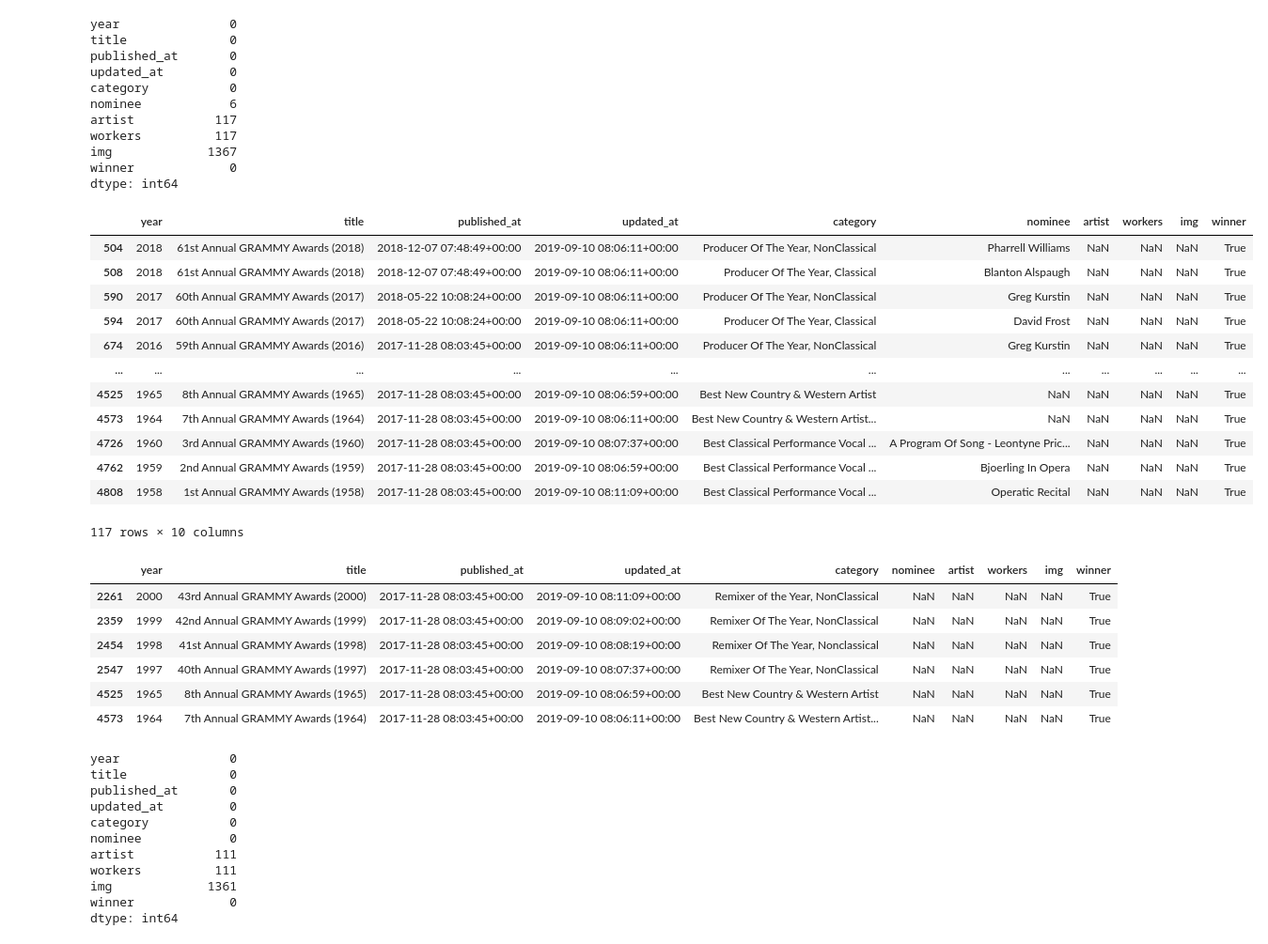
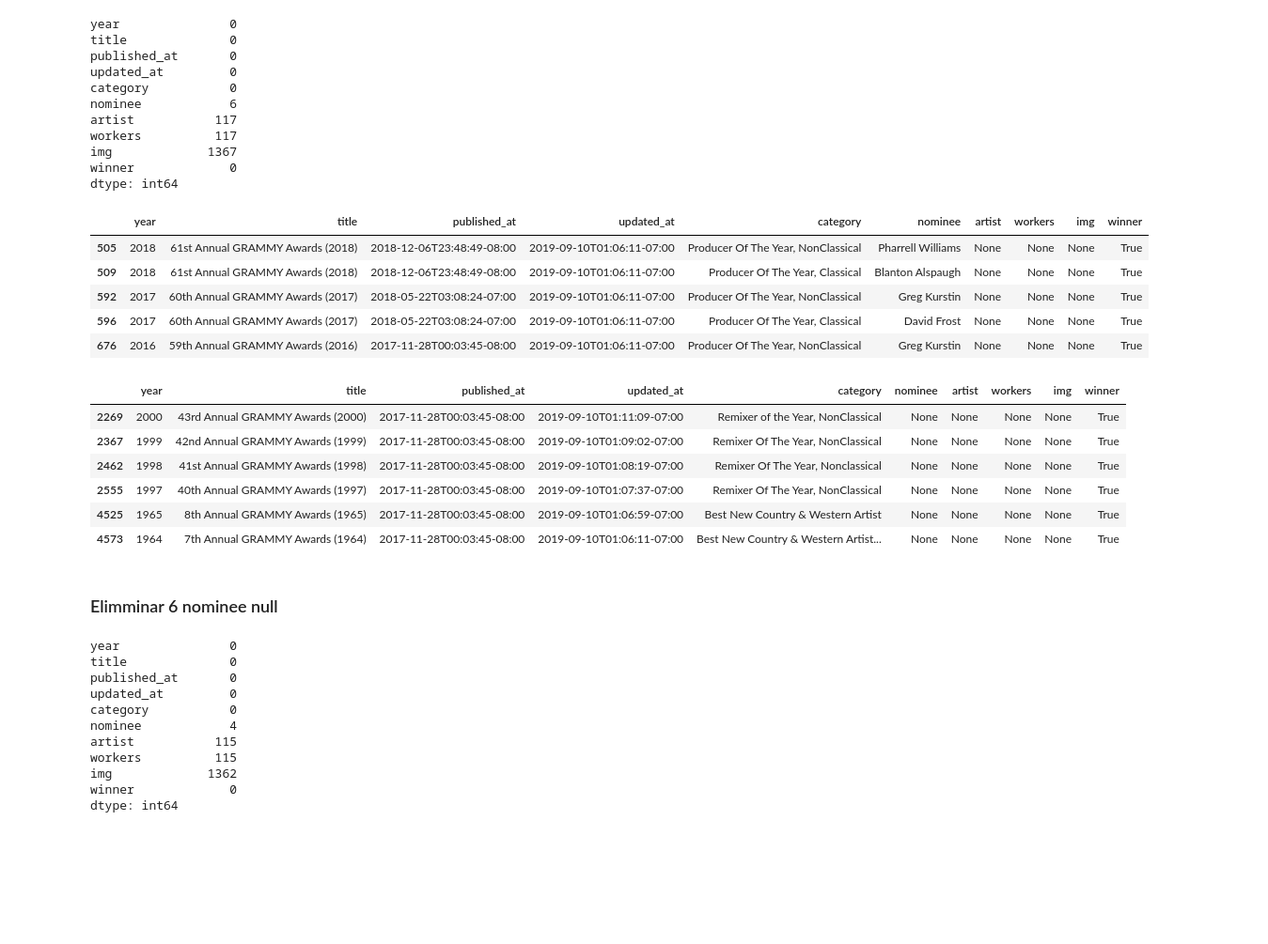
Before and after one commit to MarianaMera12/Workshop-2, a Jupyter notebook: EDA_Notebooks/02_EDA.ipynb, the cells around one changed output. Shown at 94% size. Drawn from its saved outputs; the diff is of its cells as text; code cells hidden in the pictures; blank space fills up the shorter version.

```diff
--- a/EDA_Notebooks/02_EDA.ipynb
+++ b/EDA_Notebooks/02_EDA.ipynb
@@ -5,4 +7,0 @@ import pandas as pd
-# %%
-csv_file = '../data/the_grammy_awards.csv'
-df = pd.read_csv(csv_file, sep=',', encoding='latin-1')
-df.head()
@@ -15,0 +10,15 @@ df.head()
+# %%
+load_dotenv()
+
+# Crear conexión a la base de datos
+try:
+    connection = psycopg2.connect(
+        dbname=os.getenv('DB_NAME'),
+        user=os.getenv('DB_USER'),
+        password=os.getenv('DB_PASSWORD'),
+        host=os.getenv('DB_HOST'),
+        port=os.getenv('DB_PORT')
+    )
+    print("Conexión exitosa a la base de datos PostgreSQL")
+except (Exception, psycopg2.Error) as error:
+    print("Error al conectar a la base de datos PostgreSQL:", error)
@@ -15,0 +27,13 @@ df.head()
+# %%
+query = "SELECT * FROM public.grammy;"
+
+try:
+    df = pd.read_sql_query(query, connection)
+    print("Datos de la tabla leídos correctamente en un DataFrame de Pandas")
+except Exception as e:
+    print("Error al leer datos de la tabla:", e)
+
+# Cerrar la conexión a la base de datos
+if connection is not None:
+    connection.close()
+    print("Conexión cerrada")
@@ -65,6 +105,3 @@ workers         2366
 img             1463
 winner             1
 dtype: int64
-# %%
-df["published_at"] = pd.to_datetime(df["published_at"], utc=True)
-df["updated_at"] = pd.to_datetime(df["updated_at"], utc=True)
@@ -339,32 +334,27 @@ img             1367
 winner             0
 dtype: int64
 # %%
-df[df['artist'].isnull() & df['workers'].isnull()]
+df[df['artist'].isnull() & df['workers'].isnull()].head(5)
 # %% [output]
 |  | year | title | published_at | updated_at | category | nominee | artist | workers | img | winner |
-| 504 | 2018 | 61st Annual GRAMMY Awards (2018) | 2018-12-07 07:48:49+00:00 | 2019-09-10 08:06:11+00:00 | Producer Of The Year, NonClassical | Pharrell Williams | NaN | NaN | NaN | True |
-| 508 | 2018 | 61st Annual GRAMMY Awards (2018) | 2018-12-07 07:48:49+00:00 | 2019-09-10 08:06:11+00:00 | Producer Of The Year, Classical | Blanton Alspaugh | NaN | NaN | NaN | True |
-| 590 | 2017 | 60th Annual GRAMMY Awards (2017) | 2018-05-22 10:08:24+00:00 | 2019-09-10 08:06:11+00:00 | Producer Of The Year, NonClassical | Greg Kurstin | NaN | NaN | NaN | True |
-| 594 | 2017 | 60th Annual GRAMMY Awards (2017) | 2018-05-22 10:08:24+00:00 | 2019-09-10 08:06:11+00:00 | Producer Of The Year, Classical | David Frost | NaN | NaN | NaN | True |
-| 674 | 2016 | 59th Annual GRAMMY Awards (2016) | 2017-11-28 08:03:45+00:00 | 2019-09-10 08:06:11+00:00 | Producer Of The Year, NonClassical | Greg Kurstin | NaN | NaN | NaN | True |
-| ... | ... | ... | ... | ... | ... | ... | ... | ... | ... | ... |
-| 4525 | 1965 | 8th Annual GRAMMY Awards (1965) | 2017-11-28 08:03:45+00:00 | 2019-09-10 08:06:59+00:00 | Best New Country & Western Artist | NaN | NaN | NaN | NaN | True |
-| 4573 | 1964 | 7th Annual GRAMMY Awards (1964) | 2017-11-28 08:03:45+00:00 | 2019-09-10 08:06:11+00:00 | Best New Country & Western Artist... | NaN | NaN | NaN | NaN | True |
-| 4726 | 1960 | 3rd Annual GRAMMY Awards (1960) | 2017-11-28 08:03:45+00:00 | 2019-09-10 08:07:37+00:00 | Best Classical Performance Vocal ... | A Program Of Song - Leontyne Pric... | NaN | NaN | NaN | True |
-| 4762 | 1959 | 2nd Annual GRAMMY Awards (1959) | 2017-11-28 08:03:45+00:00 | 2019-09-10 08:06:59+00:00 | Best Classical Performance Vocal ... | Bjoerling In Opera | NaN | NaN | NaN | True |
-| 4808 | 1958 | 1st Annual GRAMMY Awards (1958) | 2017-11-28 08:03:45+00:00 | 2019-09-10 08:11:09+00:00 | Best Classical Performance Vocal ... | Operatic Recital | NaN | NaN | NaN | True |
+| 505 | 2018 | 61st Annual GRAMMY Awards (2018) | 2018-12-06T23:48:49-08:00 | 2019-09-10T01:06:11-07:00 | Producer Of The Year, NonClassical | Pharrell Williams | None | None | None | True |
+| 509 | 2018 | 61st Annual GRAMMY Awards (2018) | 2018-12-06T23:48:49-08:00 | 2019-09-10T01:06:11-07:00 | Producer Of The Year, Classical | Blanton Alspaugh | None | None | None | True |
+| 592 | 2017 | 60th Annual GRAMMY Awards (2017) | 2018-05-22T03:08:24-07:00 | 2019-09-10T01:06:11-07:00 | Producer Of The Year, NonClassical | Greg Kurstin | None | None | None | True |
+| 596 | 2017 | 60th Annual GRAMMY Awards (2017) | 2018-05-22T03:08:24-07:00 | 2019-09-10T01:06:11-07:00 | Producer Of The Year, Classical | David Frost | None | None | None | True |
+| 676 | 2016 | 59th Annual GRAMMY Awards (2016) | 2017-11-28T00:03:45-08:00 | 2019-09-10T01:06:11-07:00 | Producer Of The Year, NonClassical | Greg Kurstin | None | None | None | True |
-117 rows × 10 columns
 # %%
 # Filtrar las filas donde 'nominee'  es nulo
 df[df['nominee'].isnull()]
 # %% [output]
 |  | year | title | published_at | updated_at | category | nominee | artist | workers | img | winner |
-| 2261 | 2000 | 43rd Annual GRAMMY Awards (2000) | 2017-11-28 08:03:45+00:00 | 2019-09-10 08:11:09+00:00 | Remixer of the Year, NonClassical | NaN | NaN | NaN | NaN | True |
-| 2359 | 1999 | 42nd Annual GRAMMY Awards (1999) | 2017-11-28 08:03:45+00:00 | 2019-09-10 08:09:02+00:00 | Remixer Of The Year, NonClassical | NaN | NaN | NaN | NaN | True |
-| 2454 | 1998 | 41st Annual GRAMMY Awards (1998) | 2017-11-28 08:03:45+00:00 | 2019-09-10 08:08:19+00:00 | Remixer Of The Year, Nonclassical | NaN | NaN | NaN | NaN | True |
-| 2547 | 1997 | 40th Annual GRAMMY Awards (1997) | 2017-11-28 08:03:45+00:00 | 2019-09-10 08:07:37+00:00 | Remixer Of The Year, NonClassical | NaN | NaN | NaN | NaN | True |
-| 4525 | 1965 | 8th Annual GRAMMY Awards (1965) | 2017-11-28 08:03:45+00:00 | 2019-09-10 08:06:59+00:00 | Best New Country & Western Artist | NaN | NaN | NaN | NaN | True |
-| 4573 | 1964 | 7th Annual GRAMMY Awards (1964) | 2017-11-28 08:03:45+00:00 | 2019-09-10 08:06:11+00:00 | Best New Country & Western Artist... | NaN | NaN | NaN | NaN | True |
+| 2269 | 2000 | 43rd Annual GRAMMY Awards (2000) | 2017-11-28T00:03:45-08:00 | 2019-09-10T01:11:09-07:00 | Remixer of the Year, NonClassical | None | None | None | None | True |
+| 2367 | 1999 | 42nd Annual GRAMMY Awards (1999) | 2017-11-28T00:03:45-08:00 | 2019-09-10T01:09:02-07:00 | Remixer Of The Year, NonClassical | None | None | None | None | True |
+| 2462 | 1998 | 41st Annual GRAMMY Awards (1998) | 2017-11-28T00:03:45-08:00 | 2019-09-10T01:08:19-07:00 | Remixer Of The Year, Nonclassical | None | None | None | None | True |
+| 2555 | 1997 | 40th Annual GRAMMY Awards (1997) | 2017-11-28T00:03:45-08:00 | 2019-09-10T01:07:37-07:00 | Remixer Of The Year, NonClassical | None | None | None | None | True |
+| 4525 | 1965 | 8th Annual GRAMMY Awards (1965) | 2017-11-28T00:03:45-08:00 | 2019-09-10T01:06:59-07:00 | Best New Country & Western Artist | None | None | None | None | True |
+| 4573 | 1964 | 7th Annual GRAMMY Awards (1964) | 2017-11-28T00:03:45-08:00 | 2019-09-10T01:06:11-07:00 | Best New Country & Western Artist... | None | None | None | None | True |
+# %% [markdown]
+### Elimminar 6 nominee null
 # %%
 indices_a_eliminar = [2261, 2359, 2454, 2547, 4525, 4573]
 
@@ -378,9 +368,9 @@ title              0
 published_at       0
 updated_at         0
 category           0
-nominee            0
-artist           111
-workers          111
-img             1361
+nominee            4
+artist           115
+workers          115
+img             1362
 winner             0
 dtype: int64
```
Also changed, not shown: parts of 27 cells of this notebook, 9 other files.
